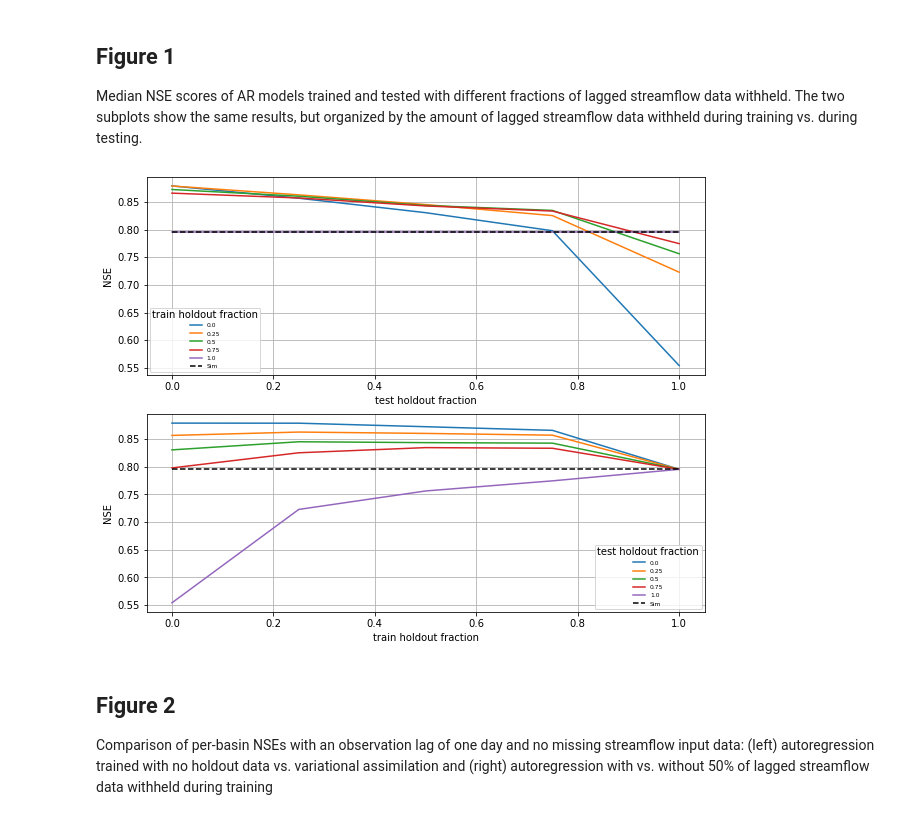
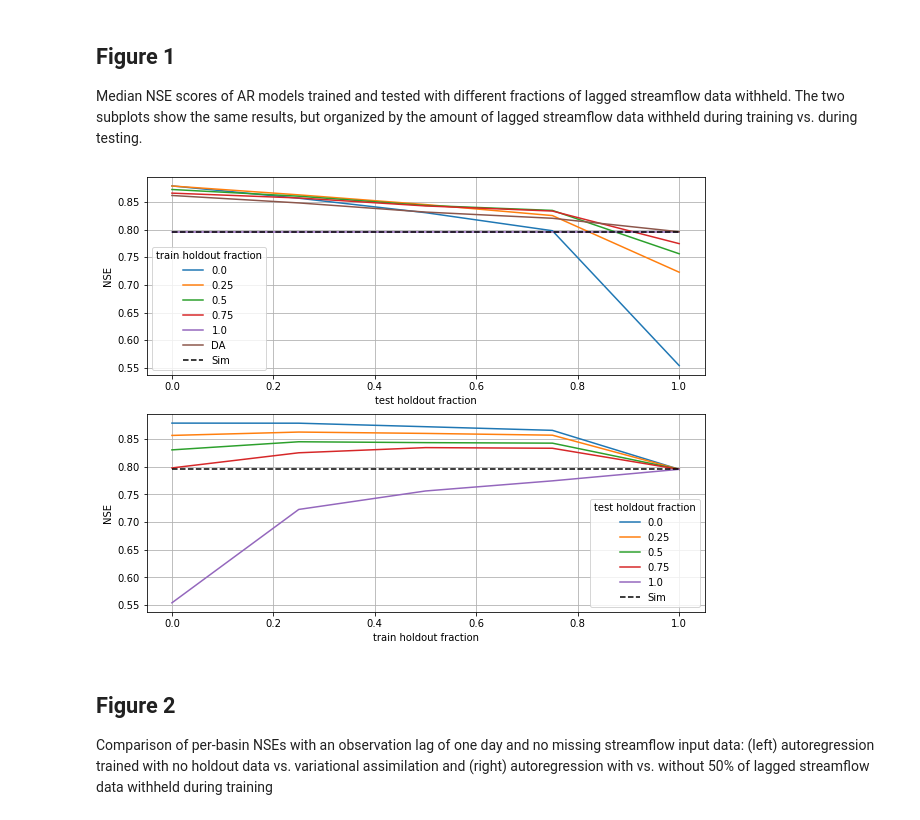
Before and after one commit to grey-nearing/lstm-data-assimilation, a Jupyter notebook: analysis_time_split.ipynb, the cells around one changed output. Cells and saved outputs as stored; diff of their text form; code cells hidden in the pictures.

```diff
--- a/analysis_time_split.ipynb
+++ b/analysis_time_split.ipynb
@@ -276,33 +277,35 @@ show the same results, but organized by the amount of lagged streamflow data wit
 # %%
 # By test holdout
 lead_time = 1
 metric = 'NSE'
 
 fig, axes = plt.subplots(2, 1, figsize=(10, 8))
 for hf in test_holdout_fractions:
     plotdata = autoregression_statistics[metric].median().loc[hf]
     plotdata = plotdata.loc[(slice(None), lead_time, 0)]
     axes[0].plot(test_holdout_fractions, plotdata.values, label=hf)
+da = assimilation_statistics[metric].median().loc[(slice(None), 1, 0)]
+axes[0].plot(test_holdout_fractions, da.values, label='DA')
 axes[0].plot([0,1], [simulation_statistics[metric].median().values[0], simulation_statistics[metric].median().values[0]], 'k--', label='Sim')
 axes[0].set_xlabel('test holdout fraction')
-axes[0].legend(title="train holdout fraction", prop={'size': 6})
+axes[0].legend(title="train holdout fraction", prop={'size': 10})
 axes[0].set_ylabel(metric)
 axes[0].grid()
 
 for hf in train_holdout_fractions:
     plotdata = autoregression_statistics[metric].median().loc[(slice(None), hf)]
     plotdata = plotdata.loc[(slice(None), lead_time, 0)]
     axes[1].plot(test_holdout_fractions, plotdata.values, label=hf)
 axes[1].plot([0,1], [simulation_statistics[metric].median().values[0], simulation_statistics[metric].median().values[0]], 'k--', label='Sim')
 axes[1].set_xlabel('train holdout fraction')
-axes[1].legend(title="test holdout fraction", prop={'size': 6})
+axes[1].legend(title="test holdout fraction", prop={'size': 10})
 axes[1].set_ylabel(metric)
 axes[1].grid()
 
 plot_file_name = f"./results/plots/figure1_ar_holdout.png"
 plt.savefig(plot_file_name)
 # %% [output]
-[figure, old version]
+[figure, new version]
 # %% [markdown]
 ## Figure 2
 
```
Also changed, not shown: parts of 8 cells of this notebook, 17 other files.
